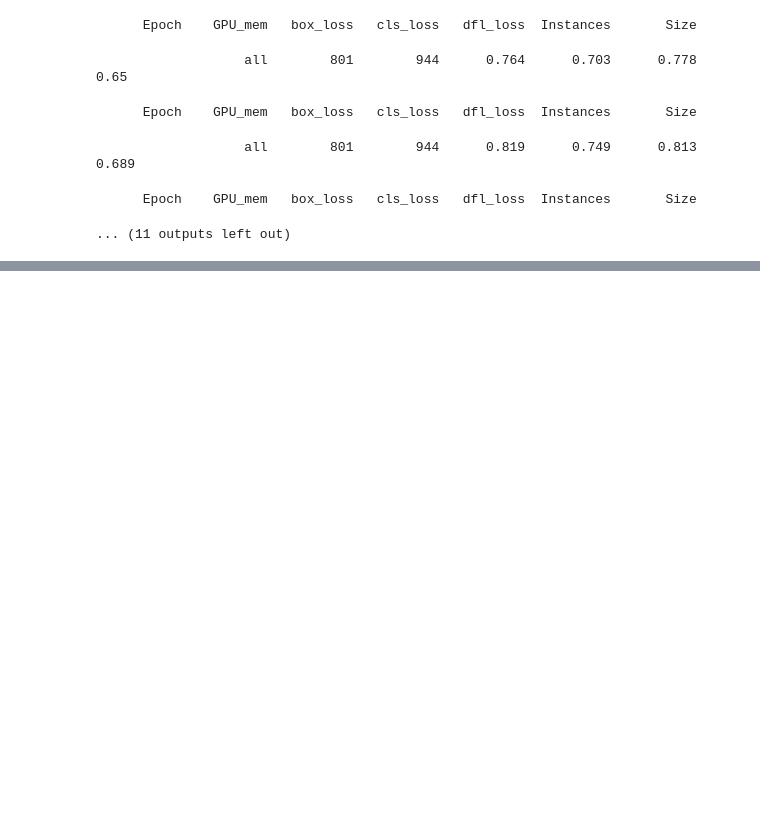
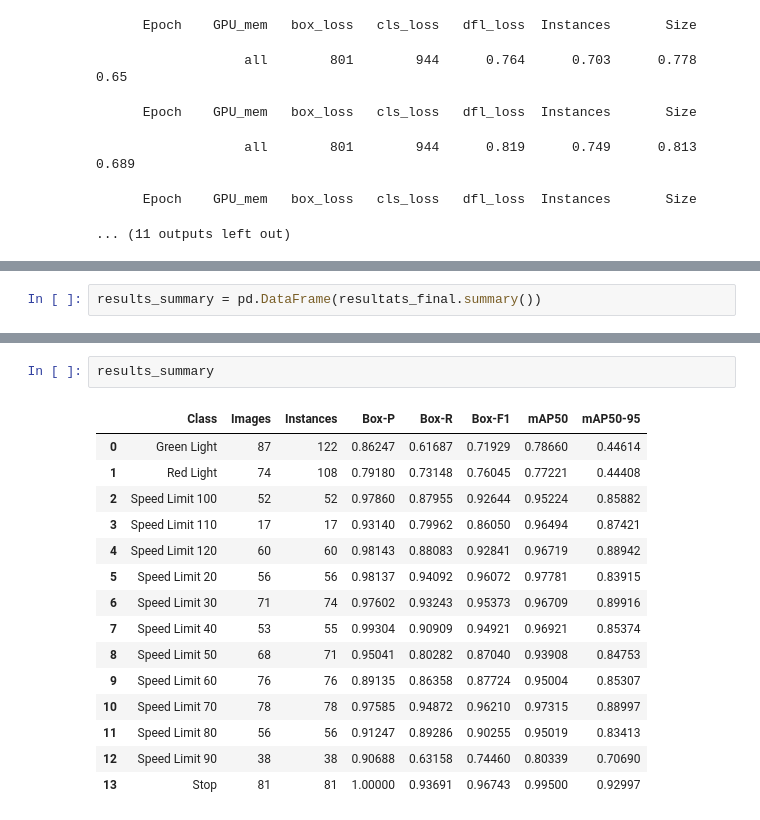
Before and after one commit to SOULEMANE74/traffic, a Jupyter notebook: traffic.ipynb, the cells around one changed output, grey strips where cells are left out. Saved outputs shown, nothing was run; the diff lists cells and outputs as text; blank space fills up the shorter version.

```diff
--- a/traffic.ipynb
+++ b/traffic.ipynb
@@ -159,0 +204,2 @@ Closing dataloader mosaic
+# %%
+results_summary = pd.DataFrame(resultats_final.summary())
@@ -159,0 +210,18 @@ Closing dataloader mosaic
+# %%
+results_summary
+# %% [output]
+|  | Class | Images | Instances | Box-P | Box-R | Box-F1 | mAP50 | mAP50-95 |
+| 0 | Green Light | 87 | 122 | 0.86247 | 0.61687 | 0.71929 | 0.78660 | 0.44614 |
+| 1 | Red Light | 74 | 108 | 0.79180 | 0.73148 | 0.76045 | 0.77221 | 0.44408 |
+| 2 | Speed Limit 100 | 52 | 52 | 0.97860 | 0.87955 | 0.92644 | 0.95224 | 0.85882 |
+| 3 | Speed Limit 110 | 17 | 17 | 0.93140 | 0.79962 | 0.86050 | 0.96494 | 0.87421 |
+| 4 | Speed Limit 120 | 60 | 60 | 0.98143 | 0.88083 | 0.92841 | 0.96719 | 0.88942 |
+| 5 | Speed Limit 20 | 56 | 56 | 0.98137 | 0.94092 | 0.96072 | 0.97781 | 0.83915 |
+| 6 | Speed Limit 30 | 71 | 74 | 0.97602 | 0.93243 | 0.95373 | 0.96709 | 0.89916 |
+| 7 | Speed Limit 40 | 53 | 55 | 0.99304 | 0.90909 | 0.94921 | 0.96921 | 0.85374 |
+| 8 | Speed Limit 50 | 68 | 71 | 0.95041 | 0.80282 | 0.87040 | 0.93908 | 0.84753 |
+| 9 | Speed Limit 60 | 76 | 76 | 0.89135 | 0.86358 | 0.87724 | 0.95004 | 0.85307 |
+| 10 | Speed Limit 70 | 78 | 78 | 0.97585 | 0.94872 | 0.96210 | 0.97315 | 0.88997 |
+| 11 | Speed Limit 80 | 56 | 56 | 0.91247 | 0.89286 | 0.90255 | 0.95019 | 0.83413 |
+| 12 | Speed Limit 90 | 38 | 38 | 0.90688 | 0.63158 | 0.74460 | 0.80339 | 0.70690 |
+| 13 | Stop | 81 | 81 | 1.00000 | 0.93691 | 0.96743 | 0.99500 | 0.92997 |
```
Also changed, not shown: parts of 15 cells of this notebook, 12 other files.
